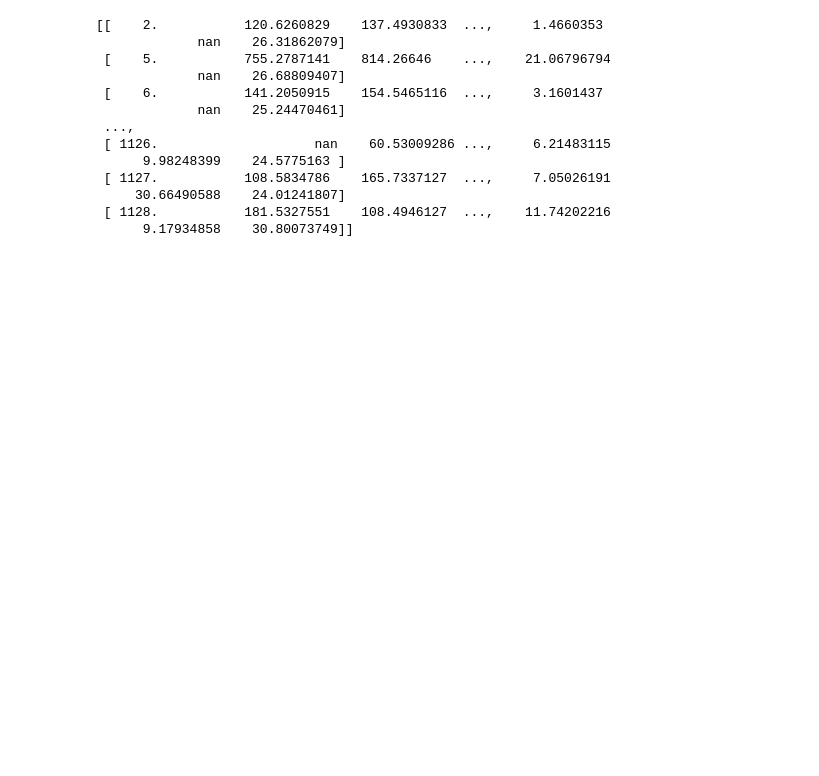
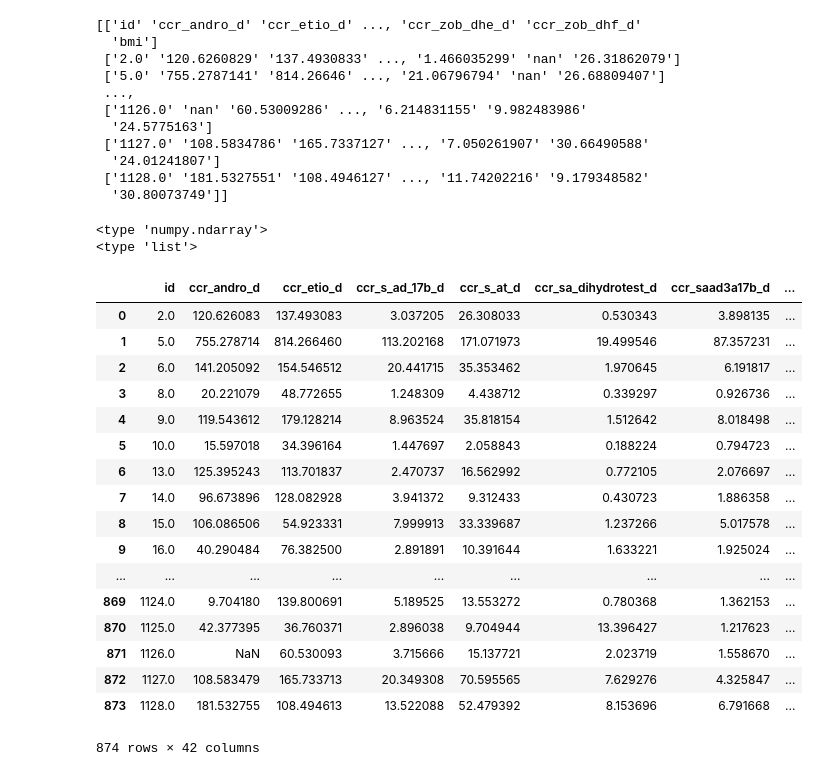
Before and after one commit to simon-baehler/LFA-Steroide, a Jupyter notebook: DRAFT.ipynb, the cells around one changed output. Cells and saved outputs as stored; diff of their text form; code cells hidden in the pictures; blank space fills up the shorter version.

```diff
--- a/DRAFT.ipynb
+++ b/DRAFT.ipynb
@@ -11,6 +11,9 @@ from random import shuffle
 import glob
 import plotly.plotly as py
 import pylab as P
+import math
+
+from fancyimpute import KNN
 
 %matplotlib inline
 
@@ -29,9 +32,9 @@ participant_ids = records_matrix_personal[:,0]
 participant_ids = np.array(participant_ids)
 #print participant_ids
 
-headers_personal = ["ID","waistc1","bw","bia_fmkg","hipcirc1","armcicrc1_l",
+headers_personal = ["id","waistc1","bw","bia_fmkg","hipcirc1","armcicrc1_l",
                     "skinf2_1","bsa_dubois","bia_fmp","kid_vol","crap","ura",
-                    "dbp5","sbp","cuff_sh","ud_mlkg","ckd_epi","sex","crp"]
+                    "dbp5","sbp","cuff_sh","ud_mlkg","ckd_epi","sex","crp","bmi"]
 
 #print headers_personal
 #print records_matrix_personal
@@ -64,17 +67,20 @@ records_matrix_steroid = records_matrix_steroid[mask]
 
 # records_matrix_steroid => dataset steroid
 # records_matrix_personal -> dataset others
+
+matrice_names = [headers_steroid] + records_matrix_steroid.tolist()
+
+matrice_names = np.array(matrice_names)
+print matrice_names
 # %% [output]
-[[    2.           120.6260829    137.4930833  ...,     1.4660353
-             nan    26.31862079]
- [    5.           755.2787141    814.26646    ...,    21.06796794
-             nan    26.68809407]
- [    6.           141.2050915    154.5465116  ...,     3.1601437
-             nan    25.24470461]
+[['id' 'ccr_andro_d' 'ccr_etio_d' ..., 'ccr_zob_dhe_d' 'ccr_zob_dhf_d'
+  'bmi']
+ ['2.0' '120.6260829' '137.4930833' ..., '1.466035299' 'nan' '26.31862079']
+ ['5.0' '755.2787141' '814.26646' ..., '21.06796794' 'nan' '26.68809407']
  ...,
- [ 1126.                    nan    60.53009286 ...,     6.21483115
-      9.98248399    24.5775163 ]
- [ 1127.           108.5834786    165.7337127  ...,     7.05026191
-     30.66490588    24.01241807]
- [ 1128.           181.5327551    108.4946127  ...,    11.74202216
-      9.17934858    30.80073749]]
+ ['1126.0' 'nan' '60.53009286' ..., '6.214831155' '9.982483986'
+  '24.5775163']
+ ['1127.0' '108.5834786' '165.7337127' ..., '7.050261907' '30.66490588'
+  '24.01241807']
+ ['1128.0' '181.5327551' '108.4946127' ..., '11.74202216' '9.179348582'
+  '30.80073749']]
@@ -80,0 +131,29 @@ records_matrix_steroid = records_matrix_steroid[mask]
+# %%
+# source: panda dealing with misisng values https://chrisalbon.com/python/pandas_missing_data.html
+raw_data = records_matrix_steroid
+
+print type(raw_data)
+print type(headers_steroid)
+df = pd.DataFrame(raw_data, columns = headers_steroid)
+df
+# %% [output]
+<type 'numpy.ndarray'>
+<type 'list'>
+|  | id | ccr_andro_d | ccr_etio_d | ccr_s_ad_17b_d | ccr_s_at_d | ccr_sa_dihydrotest_d | ccr_saad3a17b_d | ... |
+| 0 | 2.0 | 120.626083 | 137.493083 | 3.037205 | 26.308033 | 0.530343 | 3.898135 | ... |
+| 1 | 5.0 | 755.278714 | 814.266460 | 113.202168 | 171.071973 | 19.499546 | 87.357231 | ... |
+| 2 | 6.0 | 141.205092 | 154.546512 | 20.441715 | 35.353462 | 1.970645 | 6.191817 | ... |
+| 3 | 8.0 | 20.221079 | 48.772655 | 1.248309 | 4.438712 | 0.339297 | 0.926736 | ... |
+| 4 | 9.0 | 119.543612 | 179.128214 | 8.963524 | 35.818154 | 1.512642 | 8.018498 | ... |
+| 5 | 10.0 | 15.597018 | 34.396164 | 1.447697 | 2.058843 | 0.188224 | 0.794723 | ... |
+| 6 | 13.0 | 125.395243 | 113.701837 | 2.470737 | 16.562992 | 0.772105 | 2.076697 | ... |
+| 7 | 14.0 | 96.673896 | 128.082928 | 3.941372 | 9.312433 | 0.430723 | 1.886358 | ... |
+| 8 | 15.0 | 106.086506 | 54.923331 | 7.999913 | 33.339687 | 1.237266 | 5.017578 | ... |
+| 9 | 16.0 | 40.290484 | 76.382500 | 2.891891 | 10.391644 | 1.633221 | 1.925024 | ... |
+| ... | ... | ... | ... | ... | ... | ... | ... | ... |
+| 869 | 1124.0 | 9.704180 | 139.800691 | 5.189525 | 13.553272 | 0.780368 | 1.362153 | ... |
+| 870 | 1125.0 | 42.377395 | 36.760371 | 2.896038 | 9.704944 | 13.396427 | 1.217623 | ... |
+| 871 | 1126.0 | NaN | 60.530093 | 3.715666 | 15.137721 | 2.023719 | 1.558670 | ... |
+| 872 | 1127.0 | 108.583479 | 165.733713 | 20.349308 | 70.595565 | 7.629276 | 4.325847 | ... |
+| 873 | 1128.0 | 181.532755 | 108.494613 | 13.522088 | 52.479392 | 8.153696 | 6.791668 | ... |
+874 rows × 42 columns
```
Also changed, not shown: parts of 14 cells of this notebook, 2 other files.
